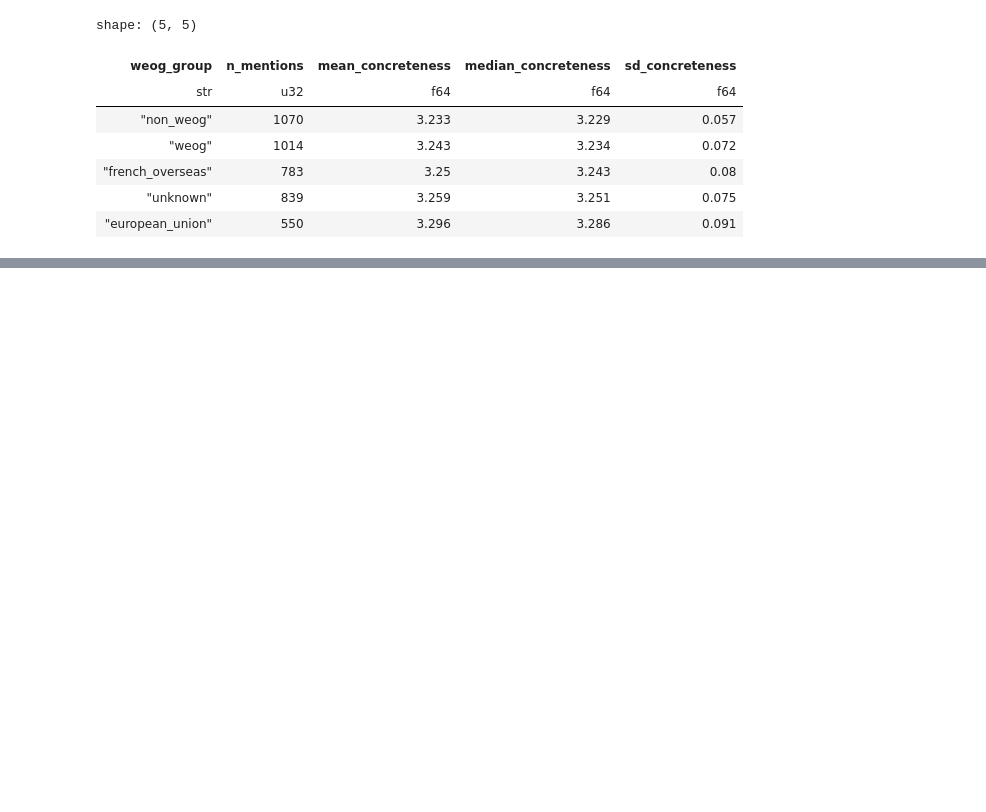
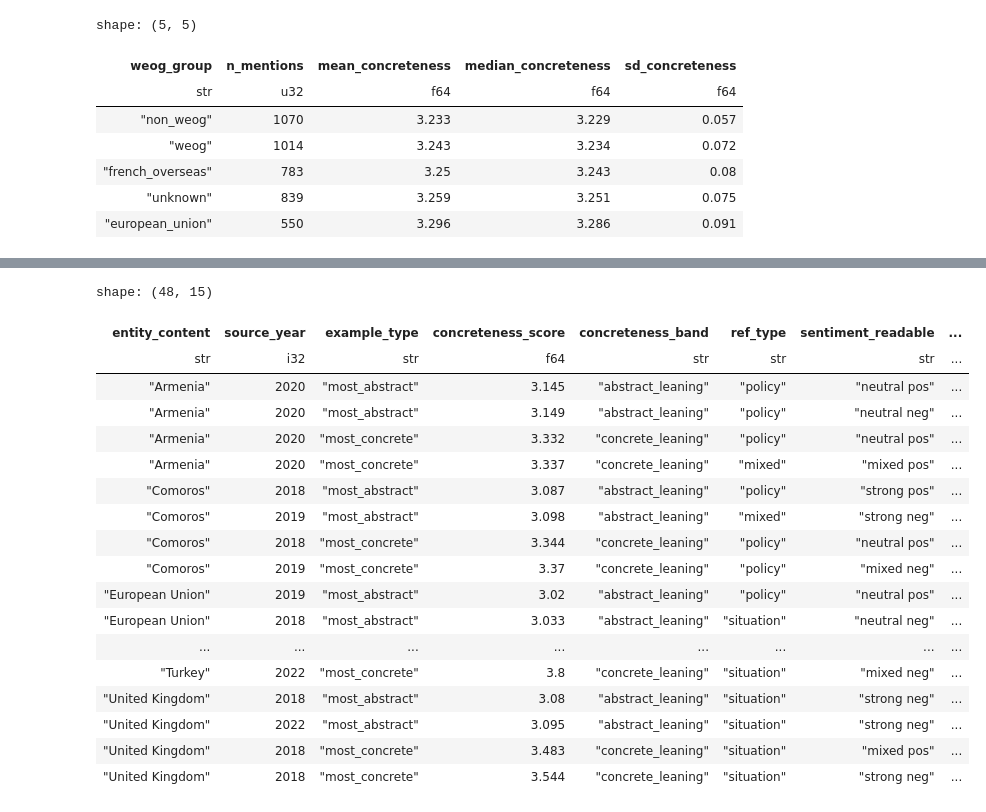
Before and after one commit to yavlenieraket/parliments_migration, a Jupyter notebook: src/migration-experiments21/parlaments-beyond-borders/notebooks/02_fra_2017_2022_extended.ipynb, the cells around one changed output, grey strips where cells are left out. Saved outputs shown, nothing was run; the diff lists cells and outputs as text; code cells hidden in the pictures; blank space fills up the shorter version.

```diff
--- a/src/migration-experiments21/parlaments-beyond-borders/notebooks/02_fra_2017_2022_extended.ipynb
+++ b/src/migration-experiments21/parlaments-beyond-borders/notebooks/02_fra_2017_2022_extended.ipynb
@@ -189,0 +278,31 @@ shape: (20, 12)
+# %%
+# Explanation: Context evidence for the most mentioned countries/entities.
+# Explanation: These rows show both the most abstract and most concrete examples.
+top_context_countries = country_profile.head(12).get_column("entity_content").to_list()
+context_examples = evidence.country_context_examples(
+    annotated,
+    countries=top_context_countries,
+    examples_per_country=2,
+)
+with pl.Config(tbl_rows=80, tbl_cols=20, fmt_str_lengths=220):
+    display(context_examples)
+# %% [output]
+shape: (48, 15)
+| entity_content | source_year | example_type | concreteness_score | concreteness_band | ref_type | sentiment_readable | ... |
+| str | i32 | str | f64 | str | str | str | ... |
+| "Armenia" | 2020 | "most_abstract" | 3.145 | "abstract_leaning" | "policy" | "neutral pos" | ... |
+| "Armenia" | 2020 | "most_abstract" | 3.149 | "abstract_leaning" | "policy" | "neutral neg" | ... |
+| "Armenia" | 2020 | "most_concrete" | 3.332 | "concrete_leaning" | "policy" | "neutral pos" | ... |
+| "Armenia" | 2020 | "most_concrete" | 3.337 | "concrete_leaning" | "mixed" | "mixed pos" | ... |
+| "Comoros" | 2018 | "most_abstract" | 3.087 | "abstract_leaning" | "policy" | "strong pos" | ... |
+| "Comoros" | 2019 | "most_abstract" | 3.098 | "abstract_leaning" | "mixed" | "strong neg" | ... |
+| "Comoros" | 2018 | "most_concrete" | 3.344 | "concrete_leaning" | "policy" | "neutral pos" | ... |
+| "Comoros" | 2019 | "most_concrete" | 3.37 | "concrete_leaning" | "policy" | "mixed neg" | ... |
+| "European Union" | 2019 | "most_abstract" | 3.02 | "abstract_leaning" | "policy" | "neutral pos" | ... |
+| "European Union" | 2018 | "most_abstract" | 3.033 | "abstract_leaning" | "situation" | "neutral neg" | ... |
+| ... | ... | ... | ... | ... | ... | ... | ... |
+| "Turkey" | 2022 | "most_concrete" | 3.8 | "concrete_leaning" | "situation" | "mixed neg" | ... |
+| "United Kingdom" | 2018 | "most_abstract" | 3.08 | "abstract_leaning" | "situation" | "strong neg" | ... |
+| "United Kingdom" | 2022 | "most_abstract" | 3.095 | "abstract_leaning" | "situation" | "strong neg" | ... |
+| "United Kingdom" | 2018 | "most_concrete" | 3.483 | "concrete_leaning" | "situation" | "mixed pos" | ... |
+| "United Kingdom" | 2018 | "most_concrete" | 3.544 | "concrete_leaning" | "situation" | "strong neg" | ... |
```
Also changed, not shown: parts of 10 cells of this notebook, 6 other files.
